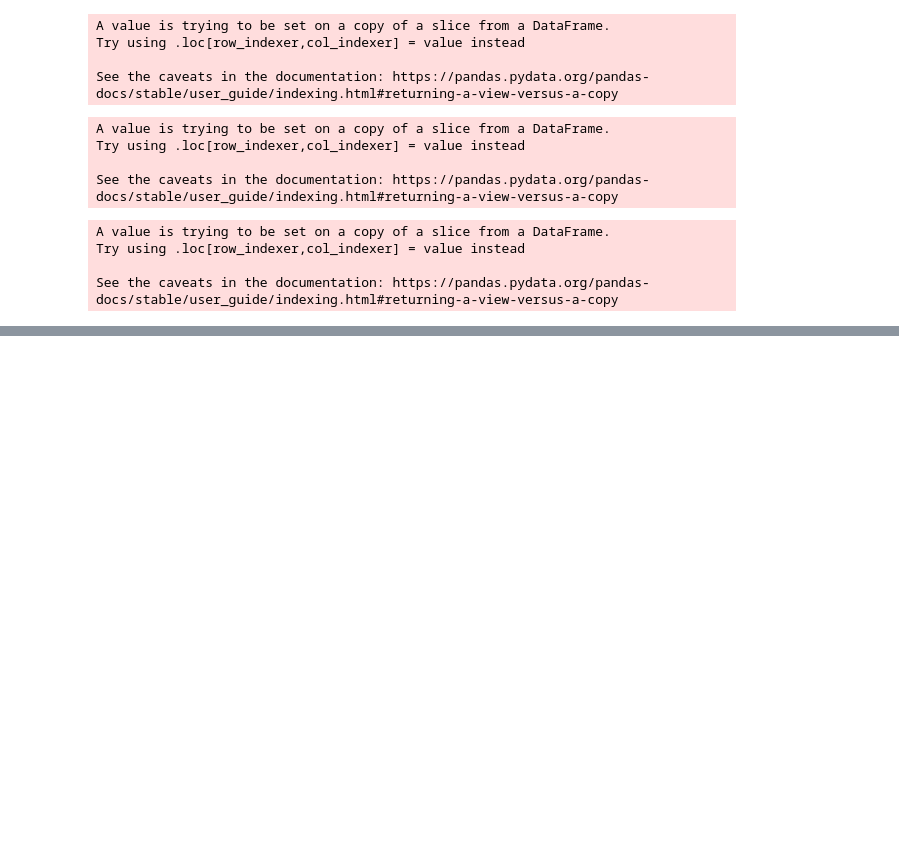
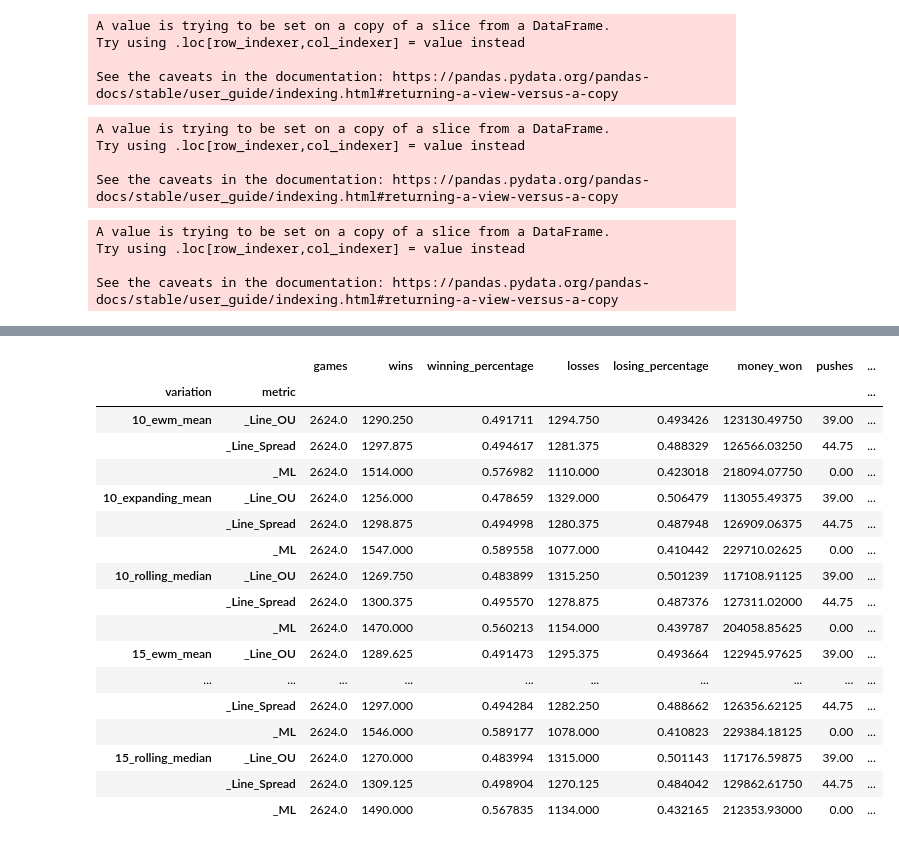
Before and after one commit to kyle-rgb/NBA_Sportsbook_Project, a Jupyter notebook: notebooks/Model_Stage.ipynb, the cells around one changed output, grey strips where cells are left out. Cells and saved outputs as stored; diff of their text form; code cells hidden in the pictures; blank space fills up the shorter version.

```diff
--- a/notebooks/Model_Stage.ipynb
+++ b/notebooks/Model_Stage.ipynb
@@ -1950,2 +2089,23 @@ See the caveats in the documentation: https://pandas.pydata.org/pandas-docs/stab
+# %%
+summaries.sort_values("wins", ascending=False).groupby(["variation", "metric"]).mean()
+# %% [output]
+|  |  | games | wins | winning_percentage | losses | losing_percentage | money_won | pushes | ... |
+| variation | metric |  |  |  |  |  |  |  | ... |
+| 10_ewm_mean | _Line_OU | 2624.0 | 1290.250 | 0.491711 | 1294.750 | 0.493426 | 123130.49750 | 39.00 | ... |
+|  | _Line_Spread | 2624.0 | 1297.875 | 0.494617 | 1281.375 | 0.488329 | 126566.03250 | 44.75 | ... |
+|  | _ML | 2624.0 | 1514.000 | 0.576982 | 1110.000 | 0.423018 | 218094.07750 | 0.00 | ... |
+| 10_expanding_mean | _Line_OU | 2624.0 | 1256.000 | 0.478659 | 1329.000 | 0.506479 | 113055.49375 | 39.00 | ... |
+|  | _Line_Spread | 2624.0 | 1298.875 | 0.494998 | 1280.375 | 0.487948 | 126909.06375 | 44.75 | ... |
+|  | _ML | 2624.0 | 1547.000 | 0.589558 | 1077.000 | 0.410442 | 229710.02625 | 0.00 | ... |
+| 10_rolling_median | _Line_OU | 2624.0 | 1269.750 | 0.483899 | 1315.250 | 0.501239 | 117108.91125 | 39.00 | ... |
+|  | _Line_Spread | 2624.0 | 1300.375 | 0.495570 | 1278.875 | 0.487376 | 127311.02000 | 44.75 | ... |
+|  | _ML | 2624.0 | 1470.000 | 0.560213 | 1154.000 | 0.439787 | 204058.85625 | 0.00 | ... |
+| 15_ewm_mean | _Line_OU | 2624.0 | 1289.625 | 0.491473 | 1295.375 | 0.493664 | 122945.97625 | 39.00 | ... |
+| ... | ... | ... | ... | ... | ... | ... | ... | ... | ... |
+|  | _Line_Spread | 2624.0 | 1297.000 | 0.494284 | 1282.250 | 0.488662 | 126356.62125 | 44.75 | ... |
+|  | _ML | 2624.0 | 1546.000 | 0.589177 | 1078.000 | 0.410823 | 229384.18125 | 0.00 | ... |
+| 15_rolling_median | _Line_OU | 2624.0 | 1270.000 | 0.483994 | 1315.000 | 0.501143 | 117176.59875 | 39.00 | ... |
+|  | _Line_Spread | 2624.0 | 1309.125 | 0.498904 | 1270.125 | 0.484042 | 129862.61750 | 44.75 | ... |
+|  | _ML | 2624.0 | 1490.000 | 0.567835 | 1134.000 | 0.432165 | 212353.93000 | 0.00 | ... |
 # %%
 df_w_models_fixed = df_w_models_fixed.drop("Model_3_Prediction", axis=1)
```
Also changed, not shown: parts of 1 cell of this notebook.
